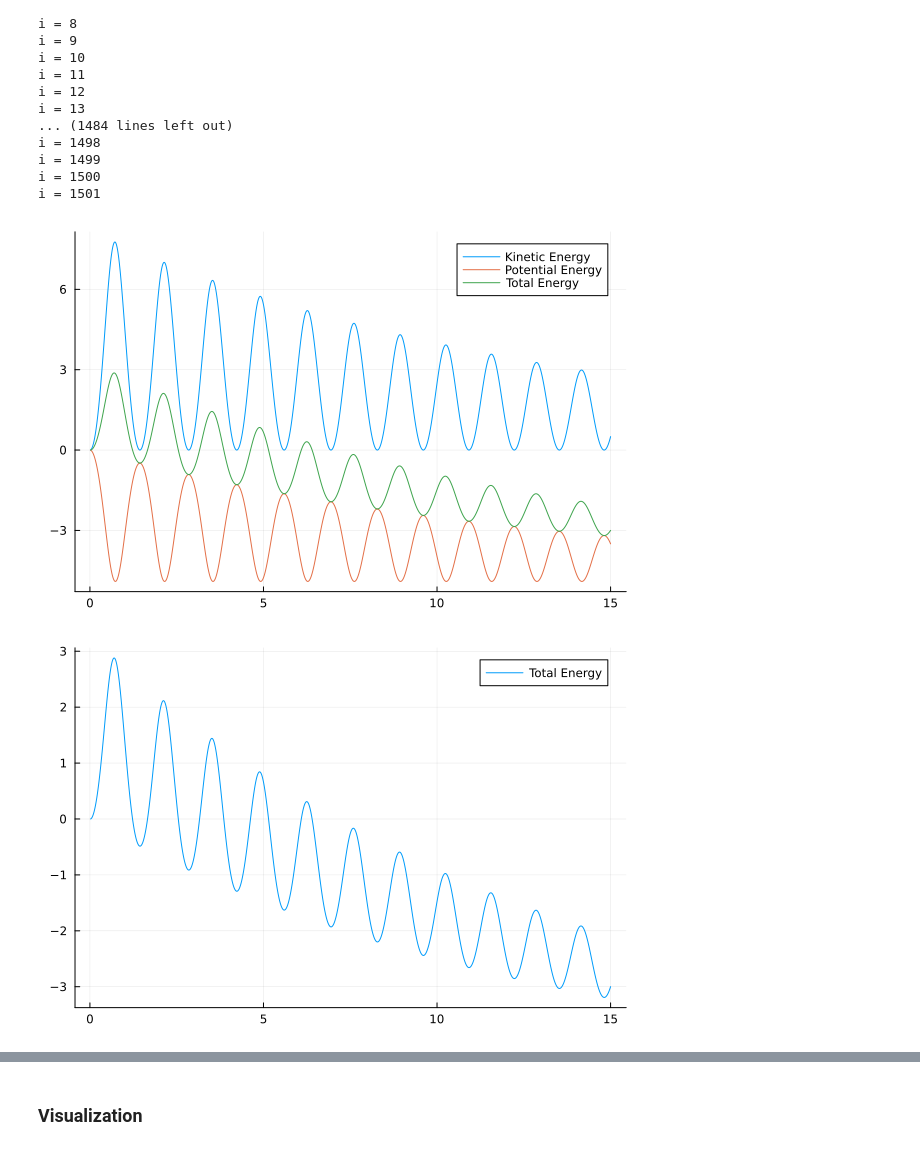
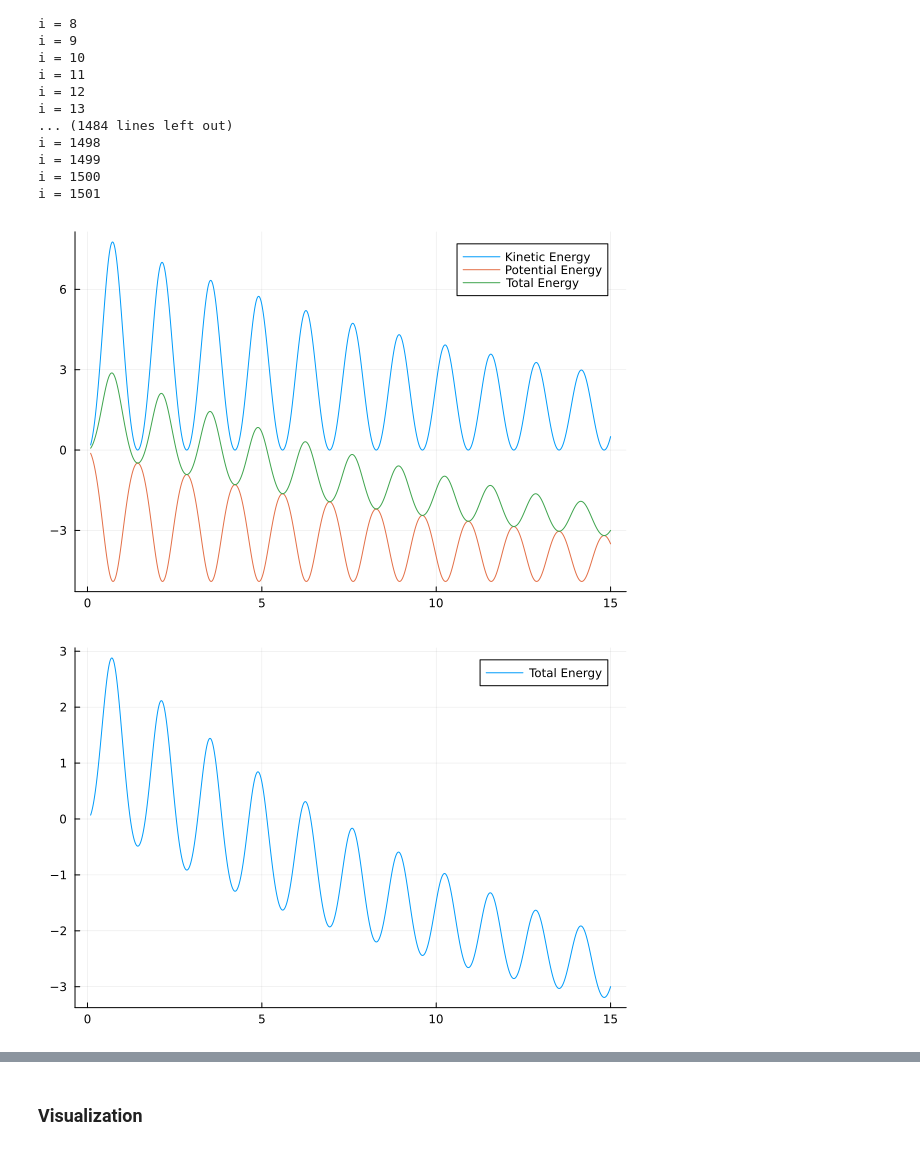
Before and after one commit to stevenwman/BipedDyn3D, a Jupyter notebook: 3D_Sim_DEL.ipynb, the cells around one changed output, grey strips where cells are left out. Cells and saved outputs as stored; diff of their text form; code cells hidden in the pictures.

```diff
--- a/3D_Sim_DEL.ipynb
+++ b/3D_Sim_DEL.ipynb
@@ -103,30 +105,32 @@ i = 1501
 # %%
 m1 = params_link1.m
 J1 = params_link1.J
 
 vel_hist = momentum_hist[1:3,:] ./ m1
 ω_hist = momentum_hist[4:6,:]
 
 # divide each oclumn in ω_hist by the inertial matrix
 for k in 1:N
   ω_hist[:,k] = J1 \ ω_hist[:,k]
 end
 
 kinetic_energy_hist = zeros(N)
 potential_energy_hist = zeros(N)
 total_energy_hist = zeros(N)
 
 for k in 1:N
   kinetic_energy_hist[k] = 0.5 * m1 * dot(vel_hist[:,k], vel_hist[:,k]) + 0.5 * dot(ω_hist[:,k], J1 * ω_hist[:,k])
   potential_energy_hist[k] = m1 * params_link1.g * state_hist[3,k]
   total_energy_hist[k] = kinetic_energy_hist[k] + potential_energy_hist[k]
 end
 
-plot(T_hist[3:end], kinetic_energy_hist[3:end], label="Kinetic Energy")
-plot!(T_hist[3:end], potential_energy_hist[3:end], label="Potential Energy")
-display(plot!(T_hist[3:end], total_energy_hist[3:end], label="Total Energy"))
+idx_start = 10
 
-display(plot(T_hist[3:end], total_energy_hist[3:end], label="Total Energy"))
+plot(T_hist[idx_start:end], kinetic_energy_hist[idx_start:end], label="Kinetic Energy")
+plot!(T_hist[idx_start:end], potential_energy_hist[idx_start:end], label="Potential Energy")
+display(plot!(T_hist[idx_start:end], total_energy_hist[idx_start:end], label="Total Energy"))
+
+display(plot(T_hist[idx_start:end], total_energy_hist[idx_start:end], label="Total Energy"))
 # %% [output]
-[figure, old version]
+[figure, new version]
-[figure, old version]
+[figure, new version]
```
Also changed, not shown: parts of 3 cells of this notebook, 2 other files.
